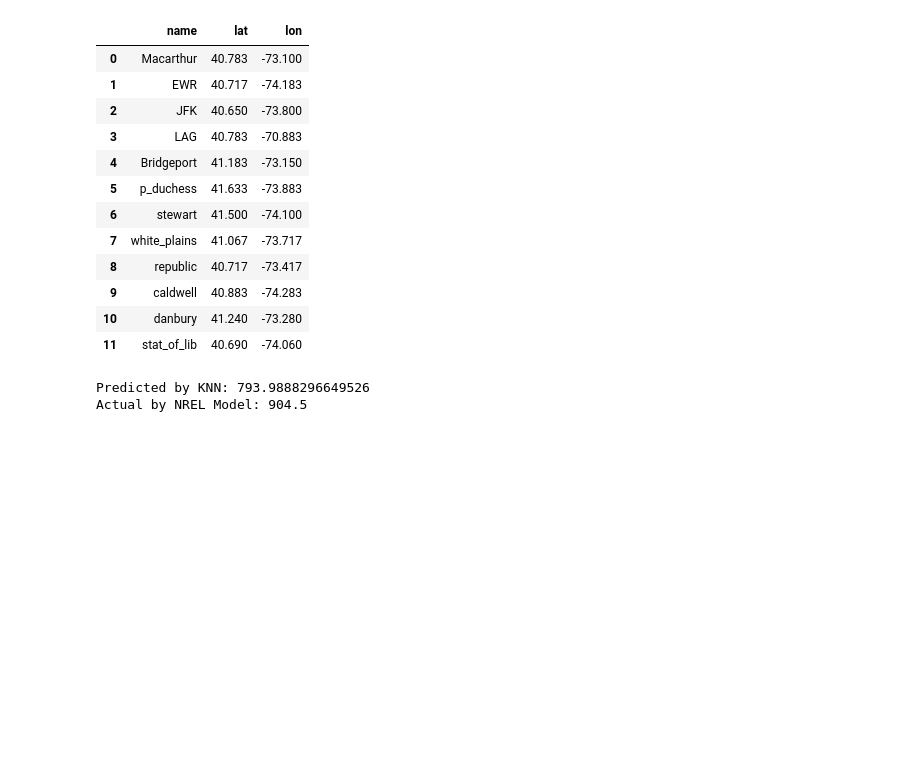
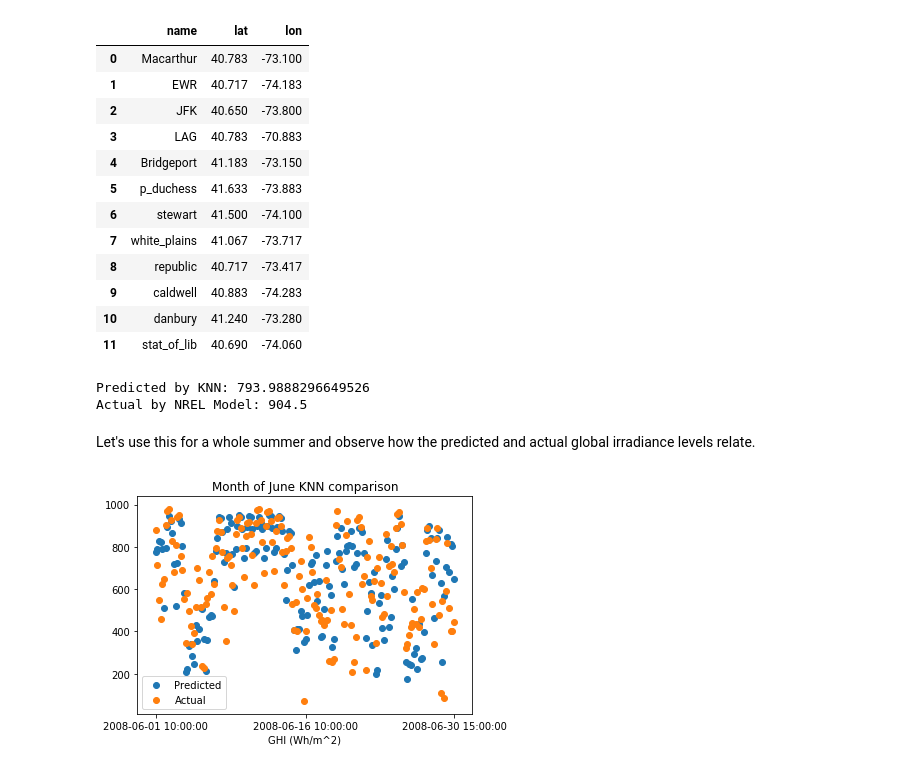
Before and after one commit to jackcsullivan/ER190C_final_proj, a Jupyter notebook: spatial_solar.ipynb, the cells around one changed output. Drawn from its saved outputs; the diff is of its cells as text; code cells hidden in the pictures; blank space fills up the shorter version.

Commit message:
june 2008 visualization

```diff
--- a/spatial_solar.ipynb
+++ b/spatial_solar.ipynb
@@ -105,3 +105,38 @@ print("Actual by NREL Model: " + str(stat_of_lib[stat_of_lib.index == "2008-06-0
 # %% [output]
 Predicted by KNN: 793.9888296649526
 Actual by NREL Model: 904.5
+# %% [markdown]
+Let's use this for a whole summer and observe how the predicted and actual global irradiance levels relate.
+# %%
+from itertools import chain
+
+index_list = stat_of_lib.index.tolist()
+
+def create_hour_list(hour):
+    start_index = index_list.index("2008-06-01 " + str(hour).zfill(2) + ":00:00")
+    end_index = index_list.index("2008-07-01 " + str(hour).zfill(2) + ":00:00")
+    return index_list[start_index:end_index:24]
+
+ten_list, eleven_list, twelve_list, thirteen_list, fourteen_list, fifteen_list = create_hour_list(10), create_hour_list(11), create_hour_list(12), create_hour_list(13), create_hour_list(14), create_hour_list(15)
+time_list = list(chain.from_iterable(zip(ten_list, eleven_list, twelve_list, thirteen_list, fourteen_list, fifteen_list)))
+
+
+predictions = []
+actuals = []
+for ts in time_list:
+    predictions.append(get_knn_predict_for_ts(ts)[0][0])
+    actuals.append(stat_of_lib[stat_of_lib.index == ts].iloc[0, 0])
+# %%
+import matplotlib.pyplot as plt
+
+plt.scatter(time_list, predictions, label="Predicted")
+plt.scatter(time_list, actuals, label="Actual")
+plt.xticks([time_list[0], time_list[int(len(time_list)/2)], time_list[-1]])
+plt.xlabel("Time")
+plt.xlabel("GHI (Wh/m^2)")
+plt.legend()
+plt.title("Month of June KNN comparison")
+
+plt.show()
+# %% [output]
+[figure, added]
```
